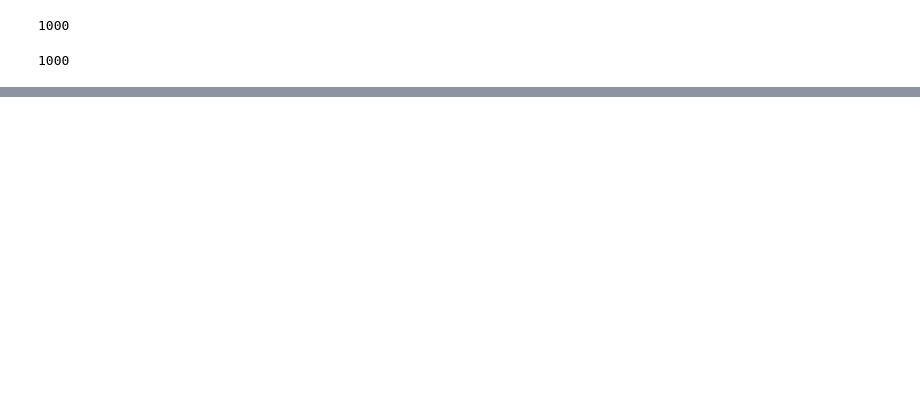
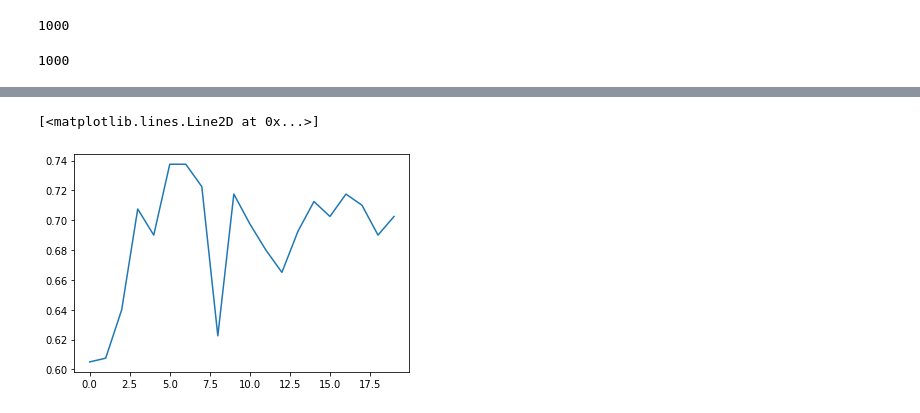
Before and after one commit to sftSalman/tensorflowBasic, a Jupyter notebook: CatsAndDog_tensorflow.ipynb, the cells around one changed output, grey strips where cells are left out. Drawn from its saved outputs; the diff is of its cells as text; code cells hidden in the pictures; blank space fills up the shorter version.

```diff
--- a/CatsAndDog_tensorflow.ipynb
+++ b/CatsAndDog_tensorflow.ipynb
@@ -93,0 +330,5 @@ pic_index = 0 # Index for iterating over images
+# %%
+plt.plot(epochs,val_acc)
+# %% [output]
+[<matplotlib.lines.Line2D at 0x...>]
+[figure, added]
```
Also changed, not shown: parts of 26 cells of this notebook.
